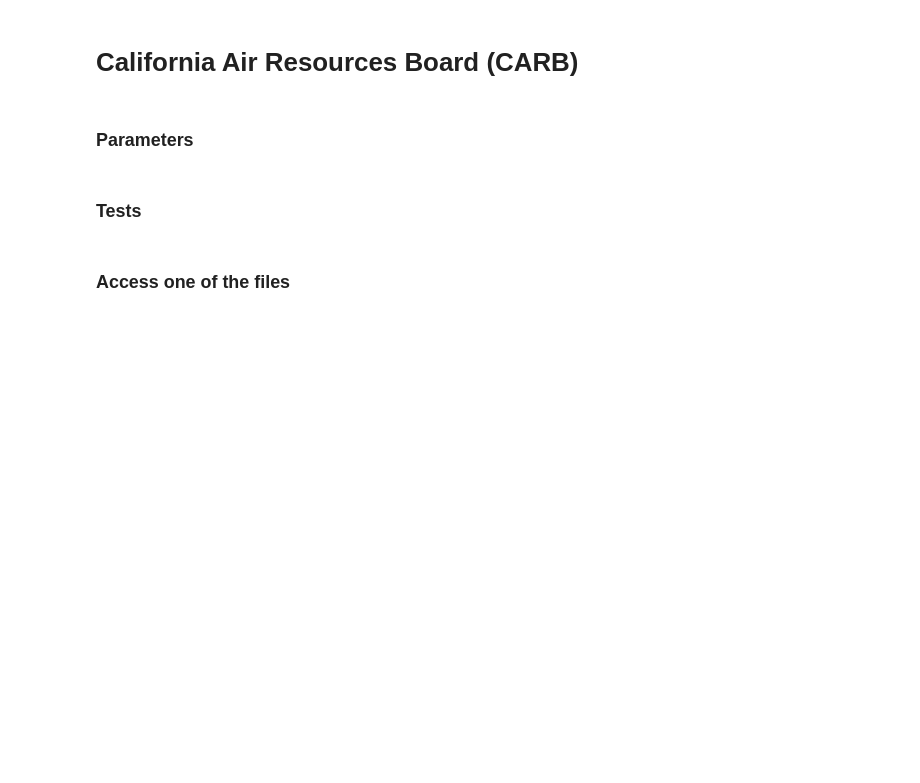
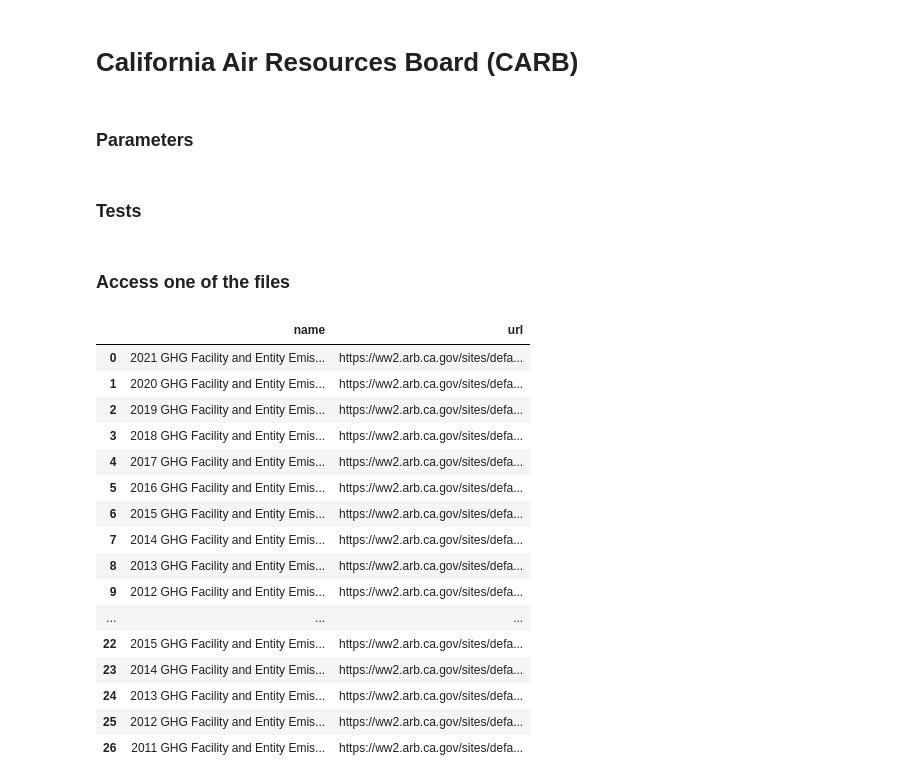
Before and after one commit to City-of-Long-Beach-Public/climate_inventory, a Jupyter notebook: src/extractions/CARB/carb-test.ipynb, the cells around one changed output. Saved outputs shown, nothing was run; the diff lists cells and outputs as text; code cells hidden in the pictures; blank space fills up the shorter version.

```diff
--- a/src/extractions/CARB/carb-test.ipynb
+++ b/src/extractions/CARB/carb-test.ipynb
@@ -58,0 +57,20 @@ xlsx_urls = urls_df["url"].tolist()
+# %%
+urls_df
+# %% [output]
+|  | name | url |
+| 0 | 2021 GHG Facility and Entity Emis... | https://ww2.arb.ca.gov/sites/defa... |
+| 1 | 2020 GHG Facility and Entity Emis... | https://ww2.arb.ca.gov/sites/defa... |
+| 2 | 2019 GHG Facility and Entity Emis... | https://ww2.arb.ca.gov/sites/defa... |
+| 3 | 2018 GHG Facility and Entity Emis... | https://ww2.arb.ca.gov/sites/defa... |
+| 4 | 2017 GHG Facility and Entity Emis... | https://ww2.arb.ca.gov/sites/defa... |
+| 5 | 2016 GHG Facility and Entity Emis... | https://ww2.arb.ca.gov/sites/defa... |
+| 6 | 2015 GHG Facility and Entity Emis... | https://ww2.arb.ca.gov/sites/defa... |
+| 7 | 2014 GHG Facility and Entity Emis... | https://ww2.arb.ca.gov/sites/defa... |
+| 8 | 2013 GHG Facility and Entity Emis... | https://ww2.arb.ca.gov/sites/defa... |
+| 9 | 2012 GHG Facility and Entity Emis... | https://ww2.arb.ca.gov/sites/defa... |
+| ... | ... | ... |
+| 22 | 2015 GHG Facility and Entity Emis... | https://ww2.arb.ca.gov/sites/defa... |
+| 23 | 2014 GHG Facility and Entity Emis... | https://ww2.arb.ca.gov/sites/defa... |
+| 24 | 2013 GHG Facility and Entity Emis... | https://ww2.arb.ca.gov/sites/defa... |
+| 25 | 2012 GHG Facility and Entity Emis... | https://ww2.arb.ca.gov/sites/defa... |
+| 26 | 2011 GHG Facility and Entity Emis... | https://ww2.arb.ca.gov/sites/defa... |
```
Also changed, not shown: parts of 4 cells of this notebook, 1 other file.
